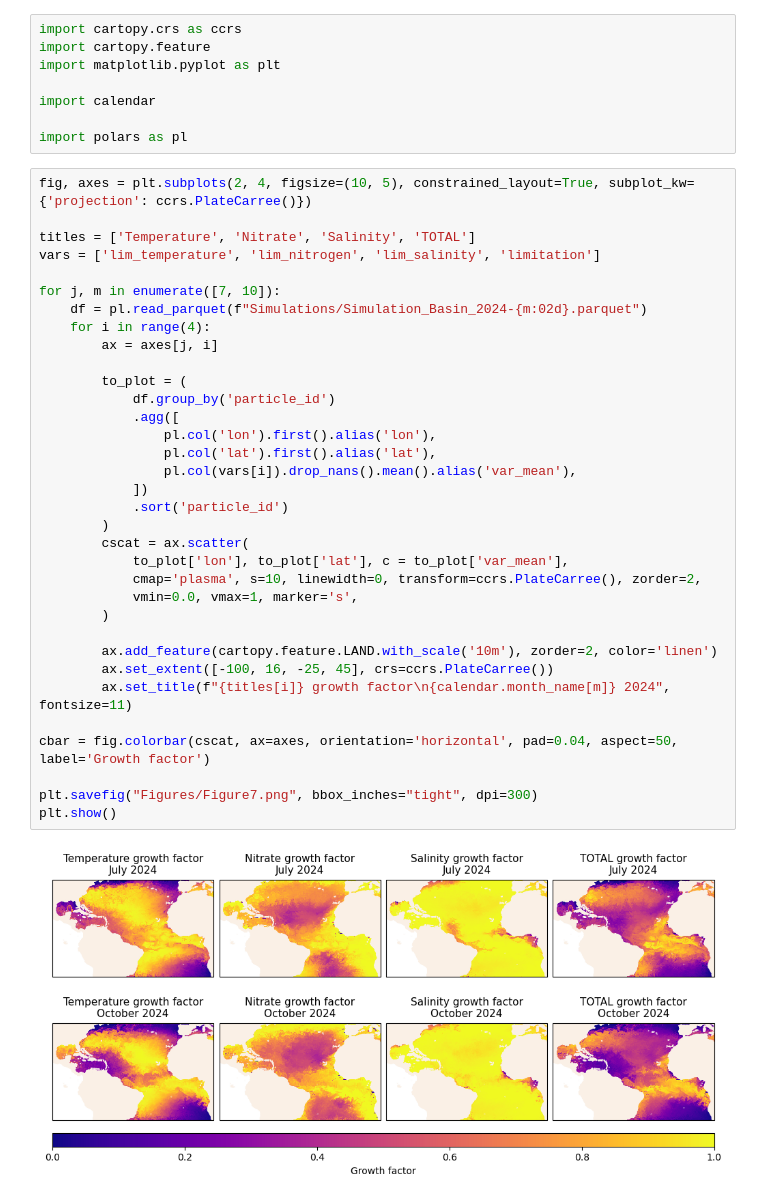
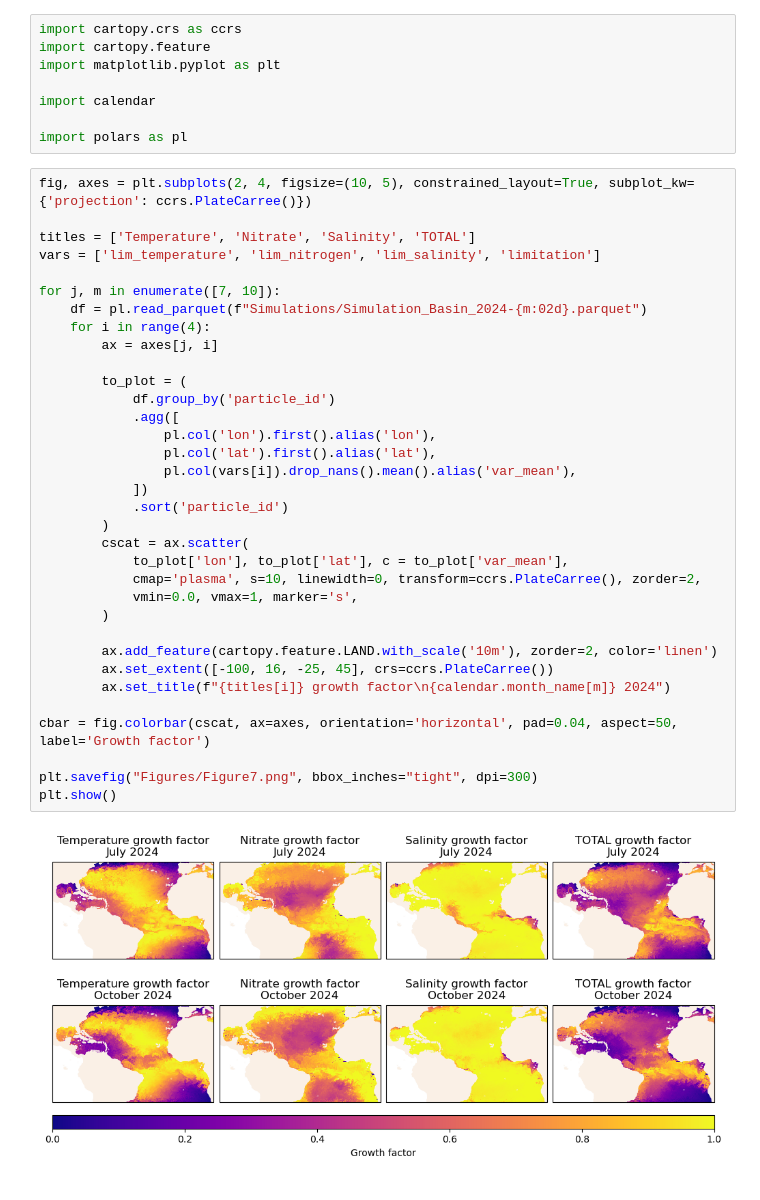
Before and after one commit to Parcels-code/Sargassum_growth_model, a Jupyter notebook: Manuscript_Figures/Figure7.ipynb, the cells around one changed output. Saved outputs shown, nothing was run; the diff lists cells and outputs as text.

```diff
--- a/Manuscript_Figures/Figure7.ipynb
+++ b/Manuscript_Figures/Figure7.ipynb
@@ -13,32 +13,32 @@ titles = ['Temperature', 'Nitrate', 'Salinity', 'TOTAL']
 vars = ['lim_temperature', 'lim_nitrogen', 'lim_salinity', 'limitation']
 
 for j, m in enumerate([7, 10]):
     df = pl.read_parquet(f"Simulations/Simulation_Basin_2024-{m:02d}.parquet")
     for i in range(4):
         ax = axes[j, i]
 
         to_plot = (
             df.group_by('particle_id')
             .agg([
                 pl.col('lon').first().alias('lon'),
                 pl.col('lat').first().alias('lat'),
                 pl.col(vars[i]).drop_nans().mean().alias('var_mean'),
             ])
             .sort('particle_id')
         )
         cscat = ax.scatter(
             to_plot['lon'], to_plot['lat'], c = to_plot['var_mean'],
             cmap='plasma', s=10, linewidth=0, transform=ccrs.PlateCarree(), zorder=2,
             vmin=0.0, vmax=1, marker='s',
         )
 
         ax.add_feature(cartopy.feature.LAND.with_scale('10m'), zorder=2, color='linen')
         ax.set_extent([-100, 16, -25, 45], crs=ccrs.PlateCarree())
-        ax.set_title(f"{titles[i]} growth factor\n{calendar.month_name[m]} 2024", fontsize=11)
+        ax.set_title(f"{titles[i]} growth factor\n{calendar.month_name[m]} 2024")
 
 cbar = fig.colorbar(cscat, ax=axes, orientation='horizontal', pad=0.04, aspect=50, label='Growth factor')
 
 plt.savefig("Figures/Figure7.png", bbox_inches="tight", dpi=300)
 plt.show()
 # %% [output]
-[figure, old version]
+[figure, new version]
```
Also changed, not shown: 1 other file.
